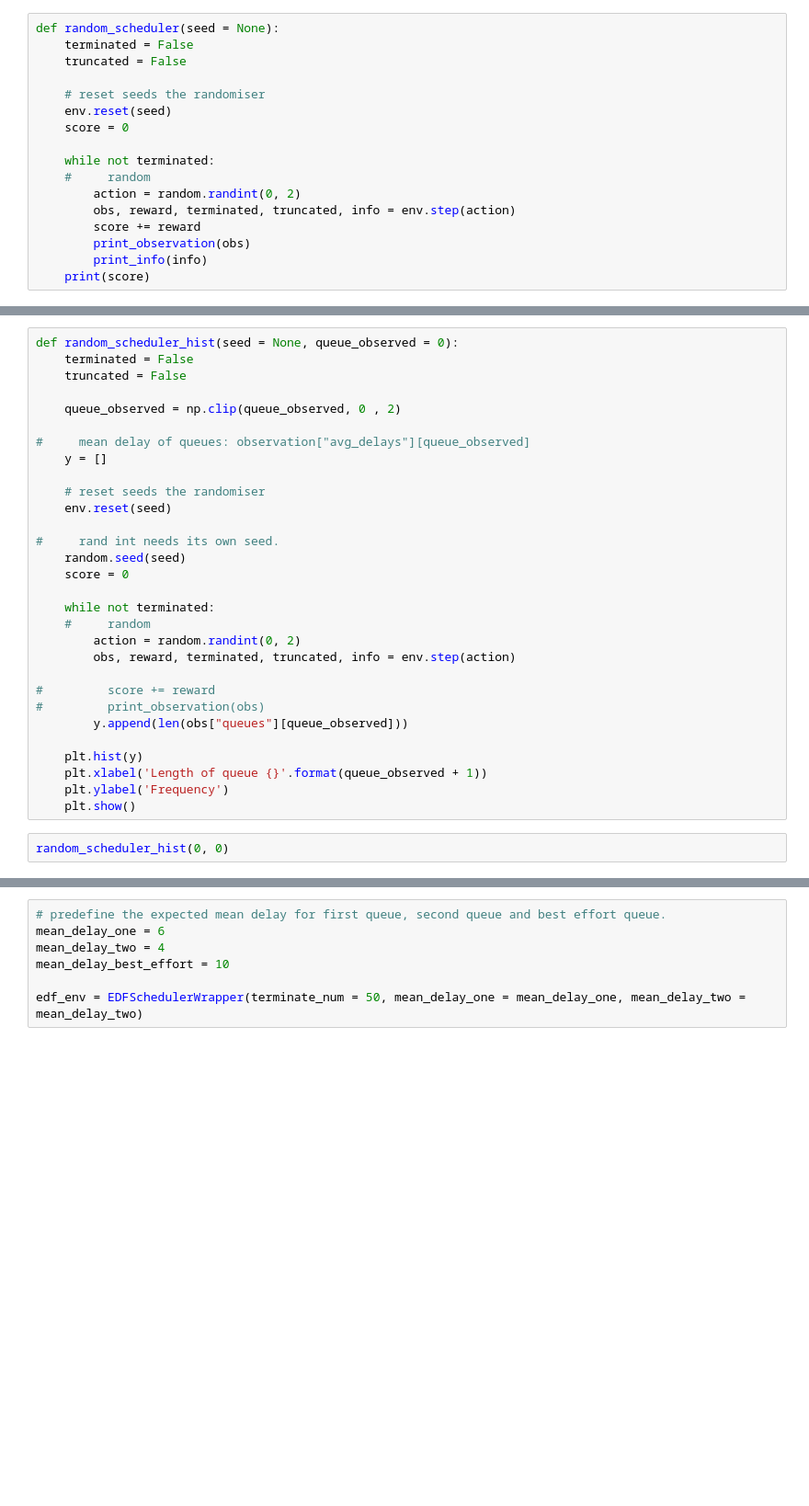
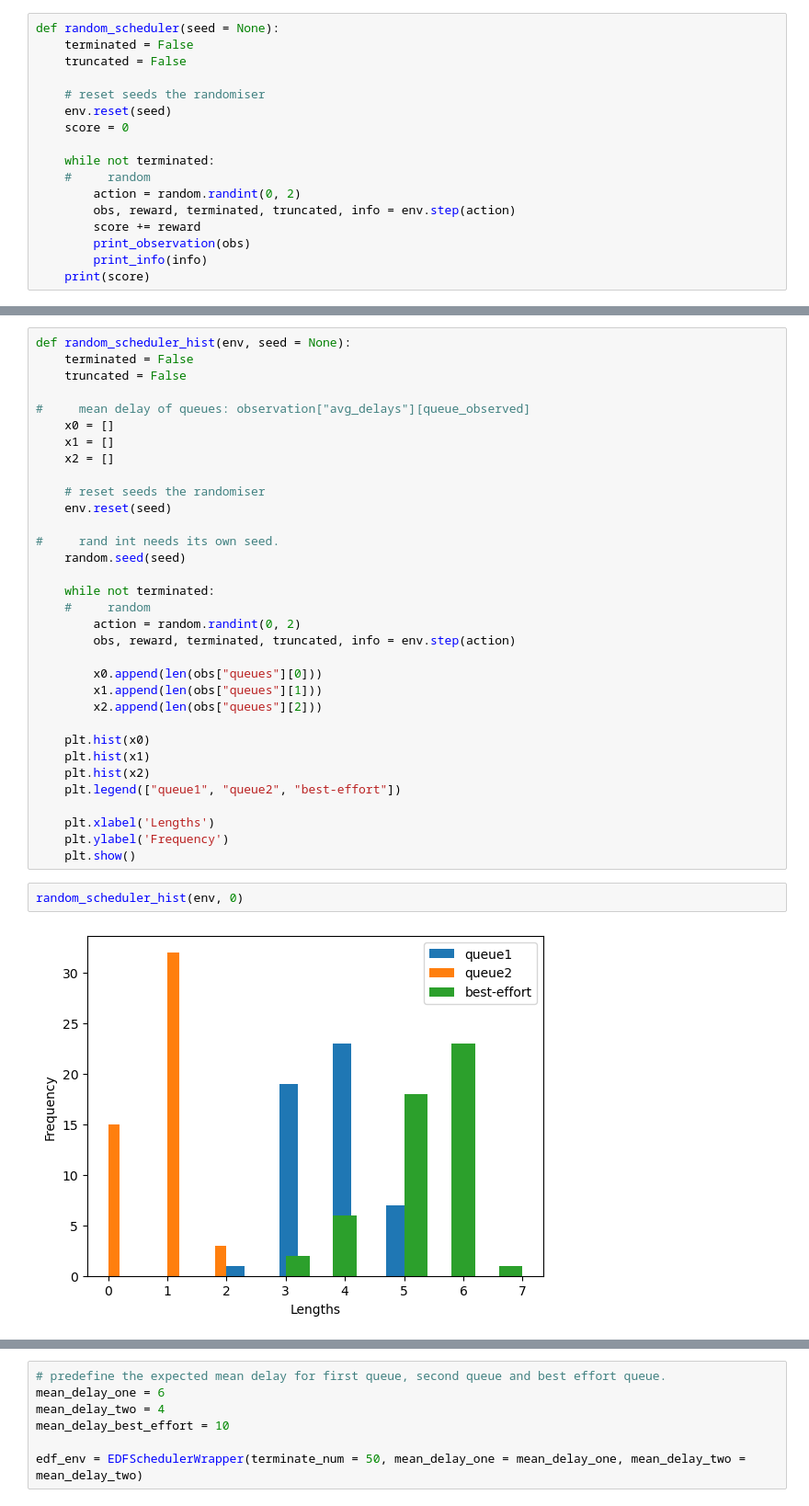
Before and after one commit to s3895776/MachineLearningAssignment2, a Jupyter notebook: SchedulerEnvironment.ipynb, the cells around one changed output, grey strips where cells are left out. Shown at 92% size. Cells and saved outputs as stored; diff of their text form; blank space fills up the shorter version.

```diff
--- a/SchedulerEnvironment.ipynb
+++ b/SchedulerEnvironment.ipynb
@@ -387,35 +474,40 @@ random_scheduler_plot(0, 0)
 # %%
-def random_scheduler_hist(seed = None, queue_observed = 0):
+def random_scheduler_hist(env, seed = None):
     terminated = False
     truncated = False
 
-    queue_observed = np.clip(queue_observed, 0 , 2)
-
 #     mean delay of queues: observation["avg_delays"][queue_observed]
-    y = []
+    x0 = []
+    x1 = []
+    x2 = []
 
     # reset seeds the randomiser
     env.reset(seed)
 
 #     rand int needs its own seed.
     random.seed(seed)
-    score = 0
 
     while not terminated:
     #     random
         action = random.randint(0, 2)
         obs, reward, terminated, truncated, info = env.step(action)
 
-#         score += reward
-#         print_observation(obs)
-        y.append(len(obs["queues"][queue_observed]))
+        x0.append(len(obs["queues"][0]))
+        x1.append(len(obs["queues"][1]))
+        x2.append(len(obs["queues"][2]))
 
-    plt.hist(y)
-    plt.xlabel('Length of queue {}'.format(queue_observed + 1))
+    plt.hist(x0)
+    plt.hist(x1)
+    plt.hist(x2)
+    plt.legend(["queue1", "queue2", "best-effort"])
+
+    plt.xlabel('Lengths')
     plt.ylabel('Frequency')
     plt.show()
 # %%
-random_scheduler_hist(0, 0)
+random_scheduler_hist(env, 0)
+# %% [output]
+[figure, added]
 # %%
 class EDFSchedulerWrapper(SchedulerEnvironment):
 
```
Also changed, not shown: parts of 33 cells of this notebook.
